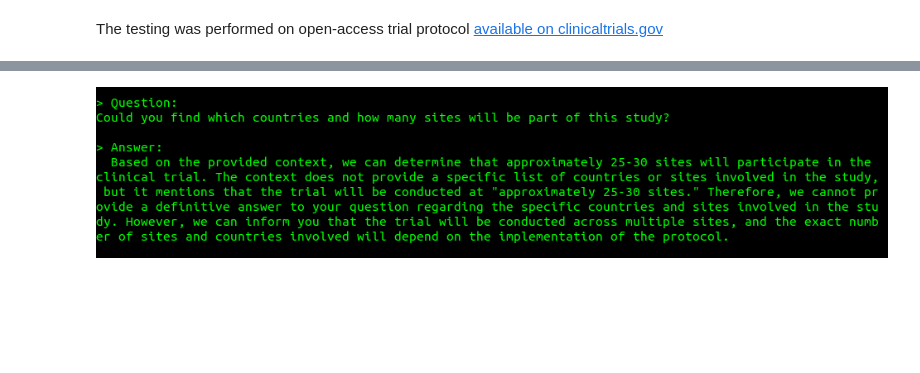
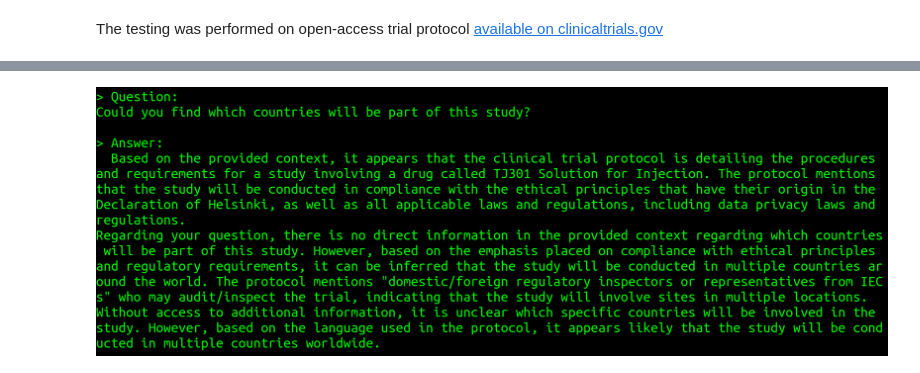
Before and after one commit to AksChougule/GenAI-projects, a Jupyter notebook: localGPT/localGPT-testing.ipynb, the cells around one changed output, grey strips where cells are left out. Saved outputs shown, nothing was run; the diff lists cells and outputs as text; code cells hidden in the pictures; blank space fills up the shorter version.

```diff
--- a/localGPT/localGPT-testing.ipynb
+++ b/localGPT/localGPT-testing.ipynb
@@ -106,4 +120,4 @@ display.Image(f"{path}/ie_vaccine.png")
 # %%
-display.Image(f"{path}/sites.png")
+display.Image(f"{path}/countries.png")
 # %% [output]
-[figure, old version]
+[figure, new version]
```
Also changed, not shown: parts of 32 cells of this notebook.
